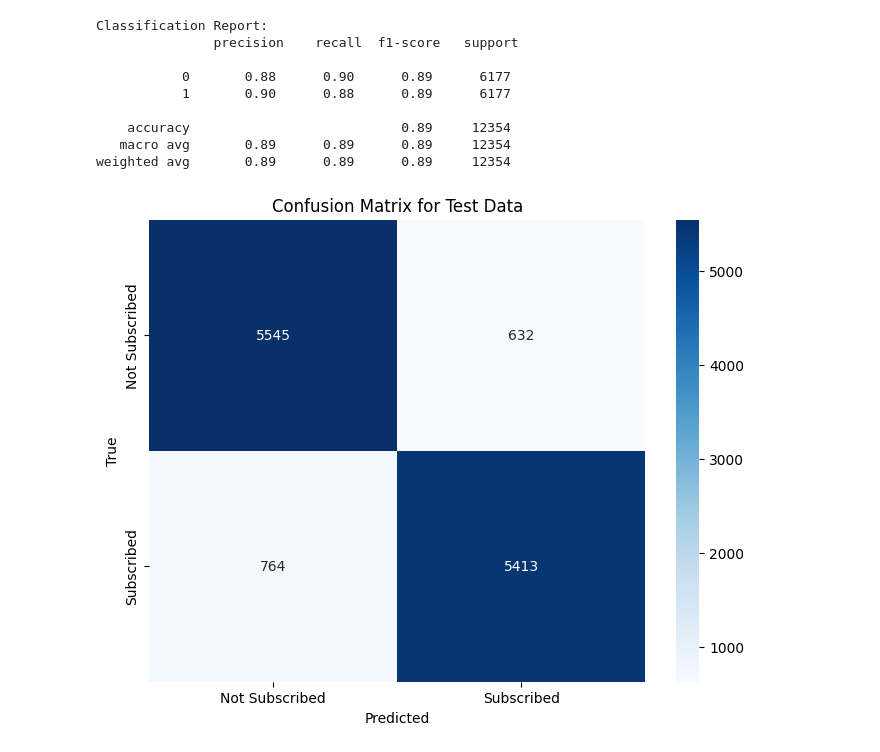
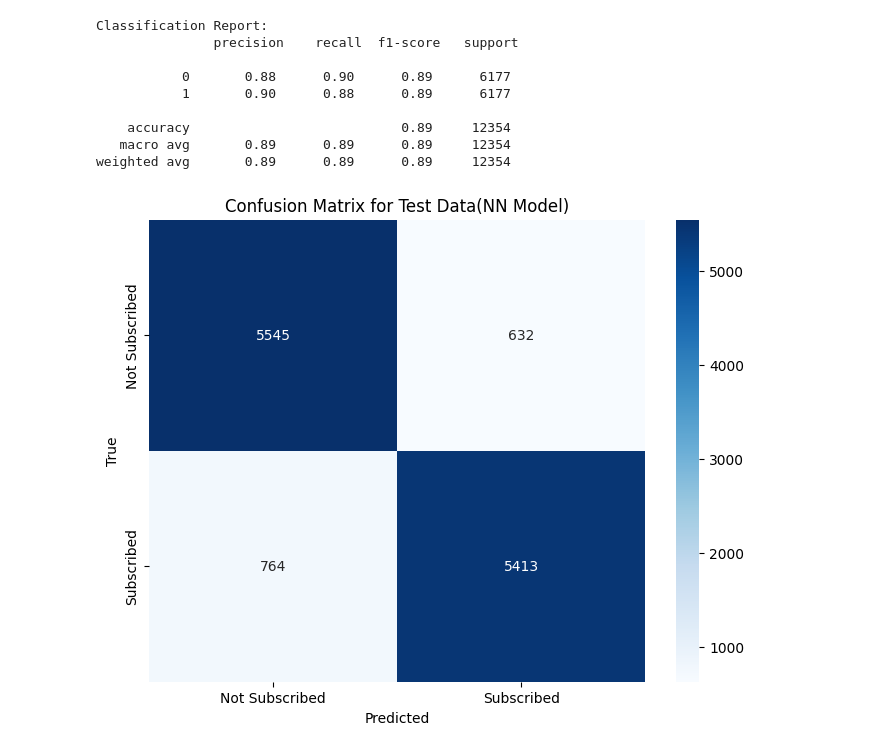
Before and after one commit to LahiWeer/2330902-ML_CW, a Jupyter notebook: ML models/NN_model.ipynb, the cells around one changed output. Saved outputs shown, nothing was run; the diff lists cells and outputs as text; code cells hidden in the pictures.

```diff
--- a/ML models/NN_model.ipynb
+++ b/ML models/NN_model.ipynb
@@ -171,16 +171,16 @@ weighted avg       0.89      0.89      0.89     12354
 # %%
 from sklearn.metrics import confusion_matrix
 import seaborn as sns
 
 # Step 11: Generate Confusion Matrix
 cm = confusion_matrix(y_test, y_pred)
 
 # Step 12: Plot Confusion Matrix
 plt.figure(figsize=(8, 6))
 sns.heatmap(cm, annot=True, fmt='d', cmap='Blues', xticklabels=['Not Subscribed', 'Subscribed'], yticklabels=['Not Subscribed', 'Subscribed'])
-plt.title('Confusion Matrix for Test Data')
+plt.title('Confusion Matrix for Test Data(NN Model)')
 plt.xlabel('Predicted')
 plt.ylabel('True')
 plt.show()
 # %% [output]
-[figure, old version]
+[figure, new version]
```
